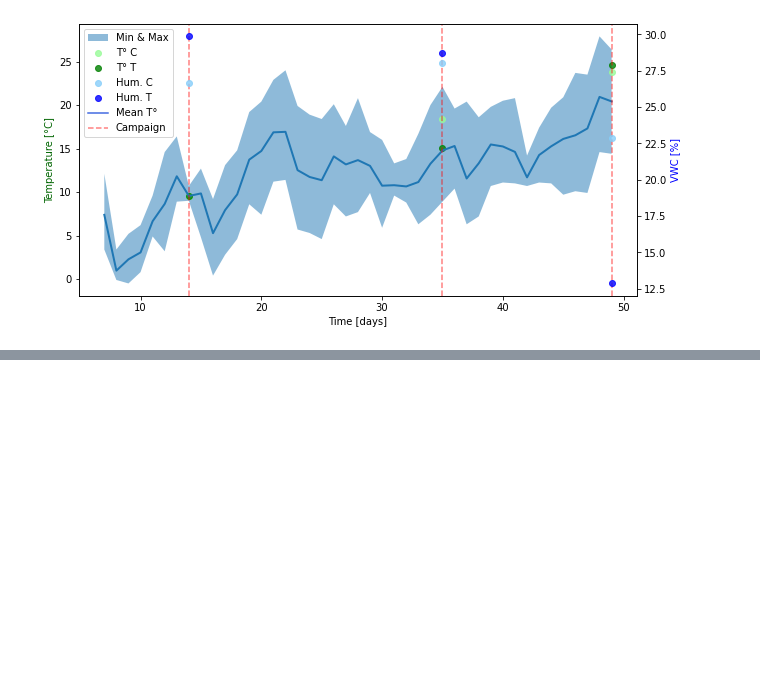
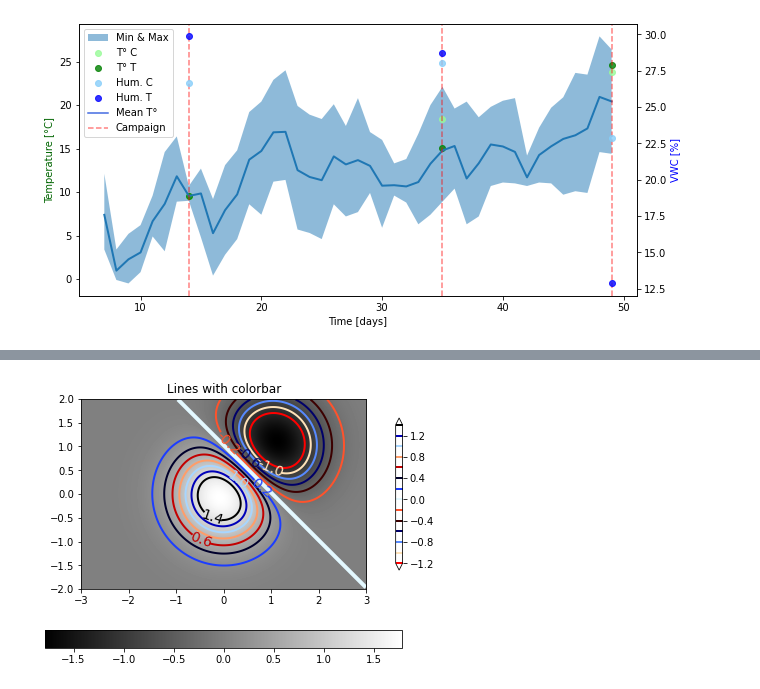
Before and after one commit to matheogodenzi/Ecology, a Jupyter notebook: Data_analysis.ipynb, the cells around one changed output, grey strips where cells are left out. Saved outputs shown, nothing was run; the diff lists cells and outputs as text; code cells hidden in the pictures; blank space fills up the shorter version.

```diff
--- a/Data_analysis.ipynb
+++ b/Data_analysis.ipynb
@@ -211,0 +260,44 @@ plt.legend(loc='upper left')
+# %%
+import numpy as np
+import matplotlib.cm as cm
+import matplotlib.pyplot as plt
+
+
+delta = 0.025
+x = np.arange(-3.0, 3.0, delta)
+y = np.arange(-2.0, 2.0, delta)
+X, Y = np.meshgrid(x, y)
+Z1 = np.exp(-X**2 - Y**2)
+Z2 = np.exp(-(X - 1)**2 - (Y - 1)**2)
+Z = (Z1 - Z2) * 2
+fig, ax = plt.subplots()
+im = ax.imshow(Z, interpolation='bilinear', origin='lower',
+               cmap=cm.gray, extent=(-3, 3, -2, 2))
+levels = np.arange(-1.2, 1.6, 0.2)
+CS = ax.contour(Z, levels, origin='lower', cmap='flag', extend='both',
+                linewidths=2, extent=(-3, 3, -2, 2))
+
+# Thicken the zero contour.
+CS.collections[6].set_linewidth(4)
+
+ax.clabel(CS, levels[1::2],  # label every second level
+          inline=True, fmt='%1.1f', fontsize=14)
+
+# make a colorbar for the contour lines
+CB = fig.colorbar(CS, shrink=0.8)
+
+ax.set_title('Lines with colorbar')
+
+# We can still add a colorbar for the image, too.
+CBI = fig.colorbar(im, orientation='horizontal', shrink=0.8)
+
+# This makes the original colorbar look a bit out of place,
+# so let's improve its position.
+
+l, b, w, h = ax.get_position().bounds
+ll, bb, ww, hh = CB.ax.get_position().bounds
+CB.ax.set_position([ll-0.11, b + 0.1*h, ww, h*0.8])
+
+plt.show()
+# %% [output]
+[figure, added]
```
Also changed, not shown: parts of 12 cells of this notebook, 1 other file.
